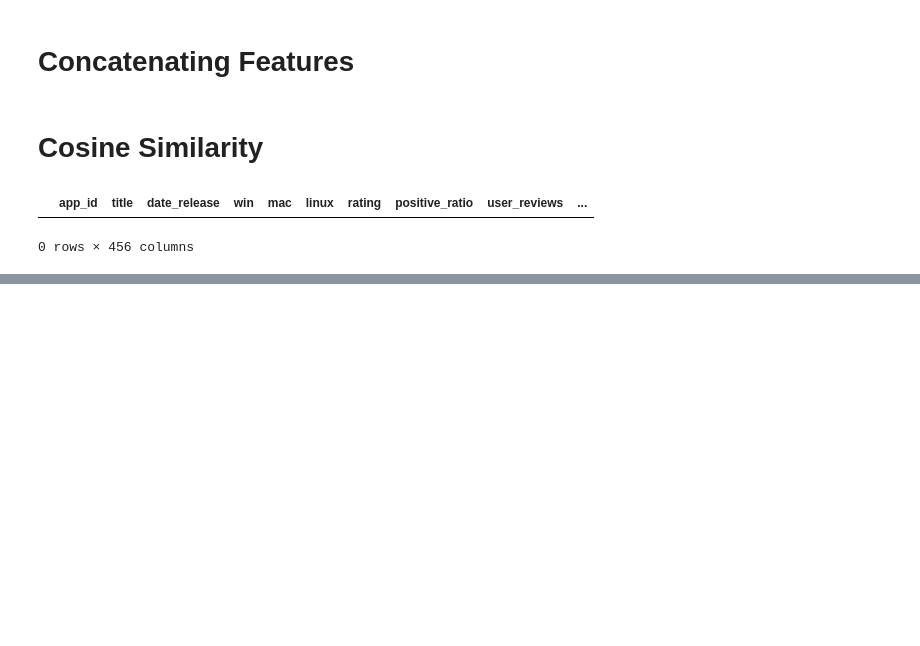
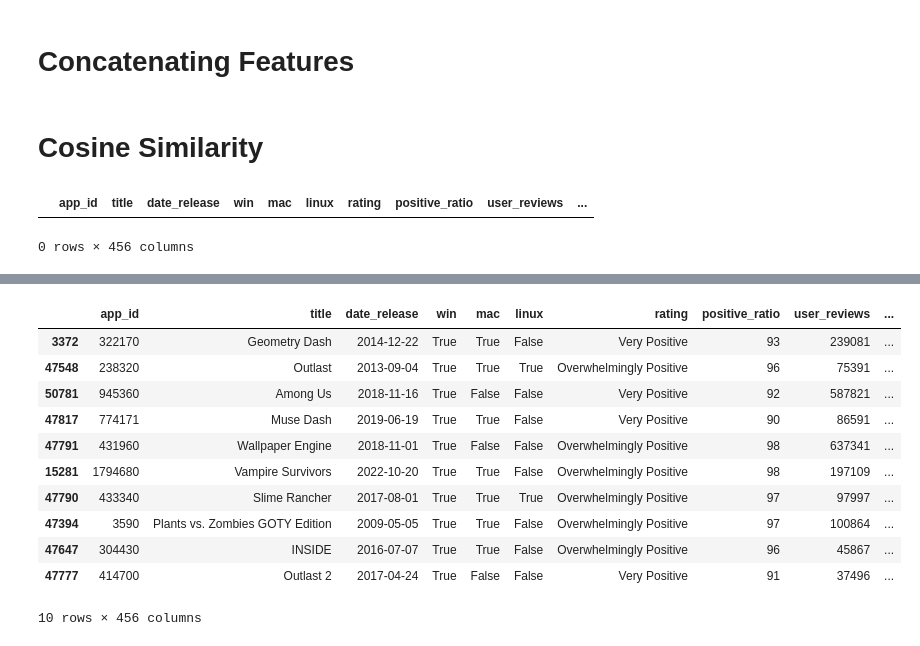
Before and after one commit to nicklus-14/game-recommendation-system, a Jupyter notebook: feature_engineering_and_similarity.ipynb, the cells around one changed output, grey strips where cells are left out. Saved outputs shown, nothing was run; the diff lists cells and outputs as text; code cells hidden in the pictures; blank space fills up the shorter version.

```diff
--- a/feature_engineering_and_similarity.ipynb
+++ b/feature_engineering_and_similarity.ipynb
@@ -248,0 +281,17 @@ array([14256, 11700, 12036, 14263, 14694, 13008, 40325, 18746, 12037,
+# %%
+# Titanfall 2
+rec = recommend(df, 1237970, cs_matrix)
+rec
+# %% [output]
+|  | app_id | title | date_release | win | mac | linux | rating | positive_ratio | user_reviews | ... |
+| 3372 | 322170 | Geometry Dash | 2014-12-22 | True | True | False | Very Positive | 93 | 239081 | ... |
+| 47548 | 238320 | Outlast | 2013-09-04 | True | True | True | Overwhelmingly Positive | 96 | 75391 | ... |
+| 50781 | 945360 | Among Us | 2018-11-16 | True | False | False | Very Positive | 92 | 587821 | ... |
+| 47817 | 774171 | Muse Dash | 2019-06-19 | True | True | False | Very Positive | 90 | 86591 | ... |
+| 47791 | 431960 | Wallpaper Engine | 2018-11-01 | True | False | False | Overwhelmingly Positive | 98 | 637341 | ... |
+| 15281 | 1794680 | Vampire Survivors | 2022-10-20 | True | True | False | Overwhelmingly Positive | 98 | 197109 | ... |
+| 47790 | 433340 | Slime Rancher | 2017-08-01 | True | True | True | Overwhelmingly Positive | 97 | 97997 | ... |
+| 47394 | 3590 | Plants vs. Zombies GOTY Edition | 2009-05-05 | True | True | False | Overwhelmingly Positive | 97 | 100864 | ... |
+| 47647 | 304430 | INSIDE | 2016-07-07 | True | True | False | Overwhelmingly Positive | 96 | 45867 | ... |
+| 47777 | 414700 | Outlast 2 | 2017-04-24 | True | False | False | Very Positive | 91 | 37496 | ... |
+10 rows × 456 columns
```
Also changed, not shown: parts of 4 cells of this notebook, 1 other file.
